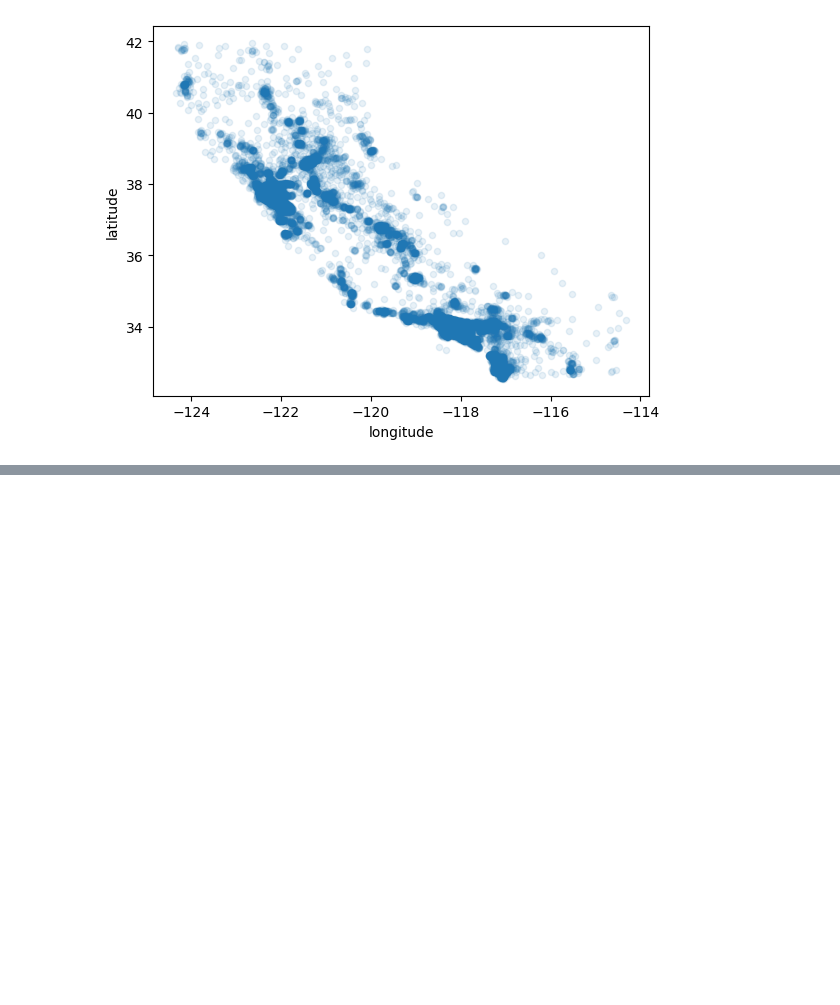
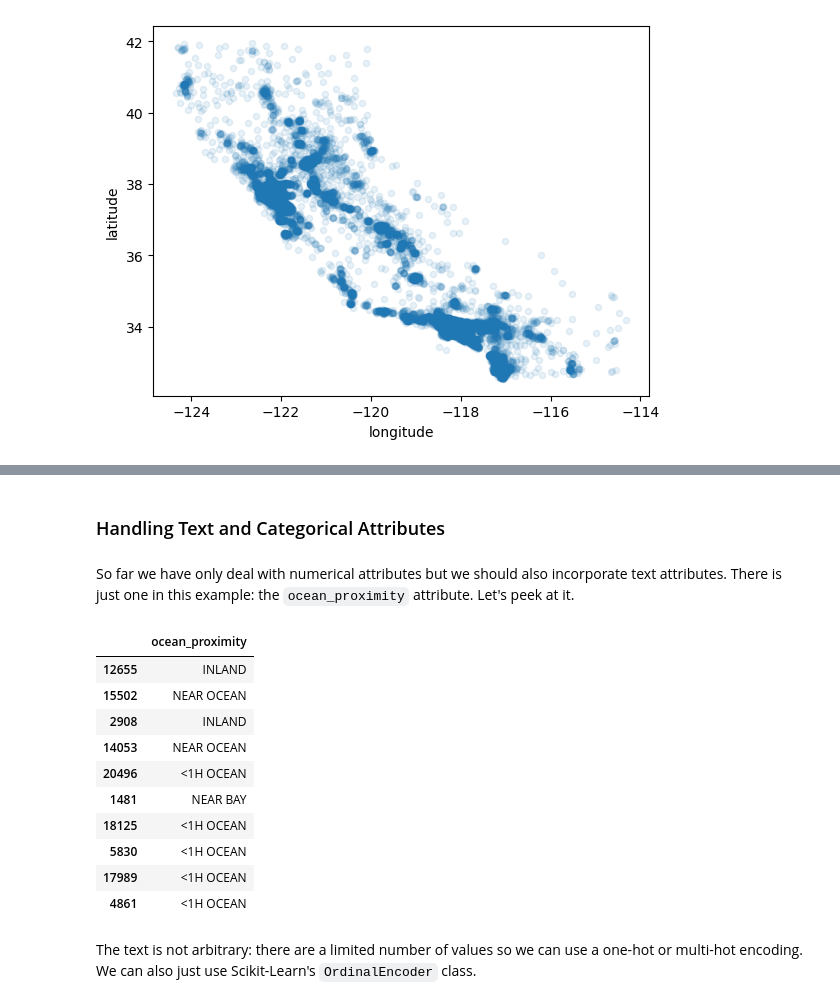
Before and after one commit to eriksandoval-py/machine-learning-examples, a Jupyter notebook: housing.ipynb, the cells around one changed output, grey strips where cells are left out. Drawn from its saved outputs; the diff is of its cells as text; code cells hidden in the pictures; blank space fills up the shorter version.

```diff
--- a/housing.ipynb
+++ b/housing.ipynb
@@ -307,0 +315,5 @@ Machine Learning algorithms cannot work with missing features, so let's create f
+# %%
+housing.dropna(subset=['total_bedrooms']) # Option 1
+housing.drop('total_bedrooms', axis=1) # Option 2
+median = housing['total_bedrooms'].median() # Option 3
+housing['total_bedrooms'].fillna(median, inplace=True)
@@ -307,0 +365,21 @@ Machine Learning algorithms cannot work with missing features, so let's create f
+# %% [markdown]
+### Handling Text and Categorical Attributes
+# %% [markdown]
+So far we have only deal with numerical attributes but we should also incorporate text attributes. There is just one in this example: the `ocean_proximity` attribute. Let's peek at it.
+# %%
+housing_cat = housing[['ocean_proximity']]
+housing_cat.head(10)
+# %% [output]
+|  | ocean_proximity |
+| 12655 | INLAND |
+| 15502 | NEAR OCEAN |
+| 2908 | INLAND |
+| 14053 | NEAR OCEAN |
+| 20496 | <1H OCEAN |
+| 1481 | NEAR BAY |
+| 18125 | <1H OCEAN |
+| 5830 | <1H OCEAN |
+| 17989 | <1H OCEAN |
+| 4861 | <1H OCEAN |
+# %% [markdown]
+The text is not arbitrary: there are a limited number of values so we can use a one-hot or multi-hot encoding. We can also just use Scikit-Learn's `OrdinalEncoder` class.
```
Also changed, not shown: parts of 77 cells of this notebook.
